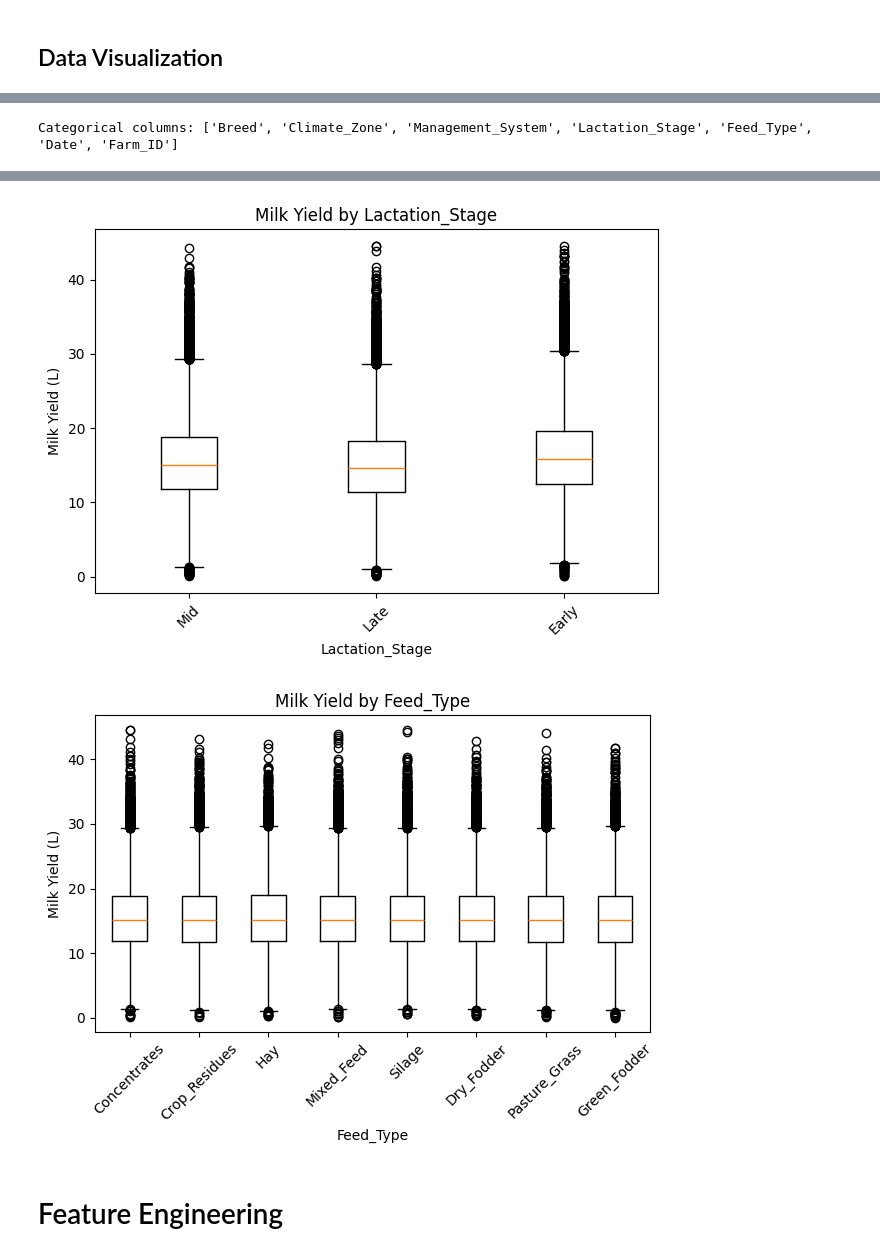
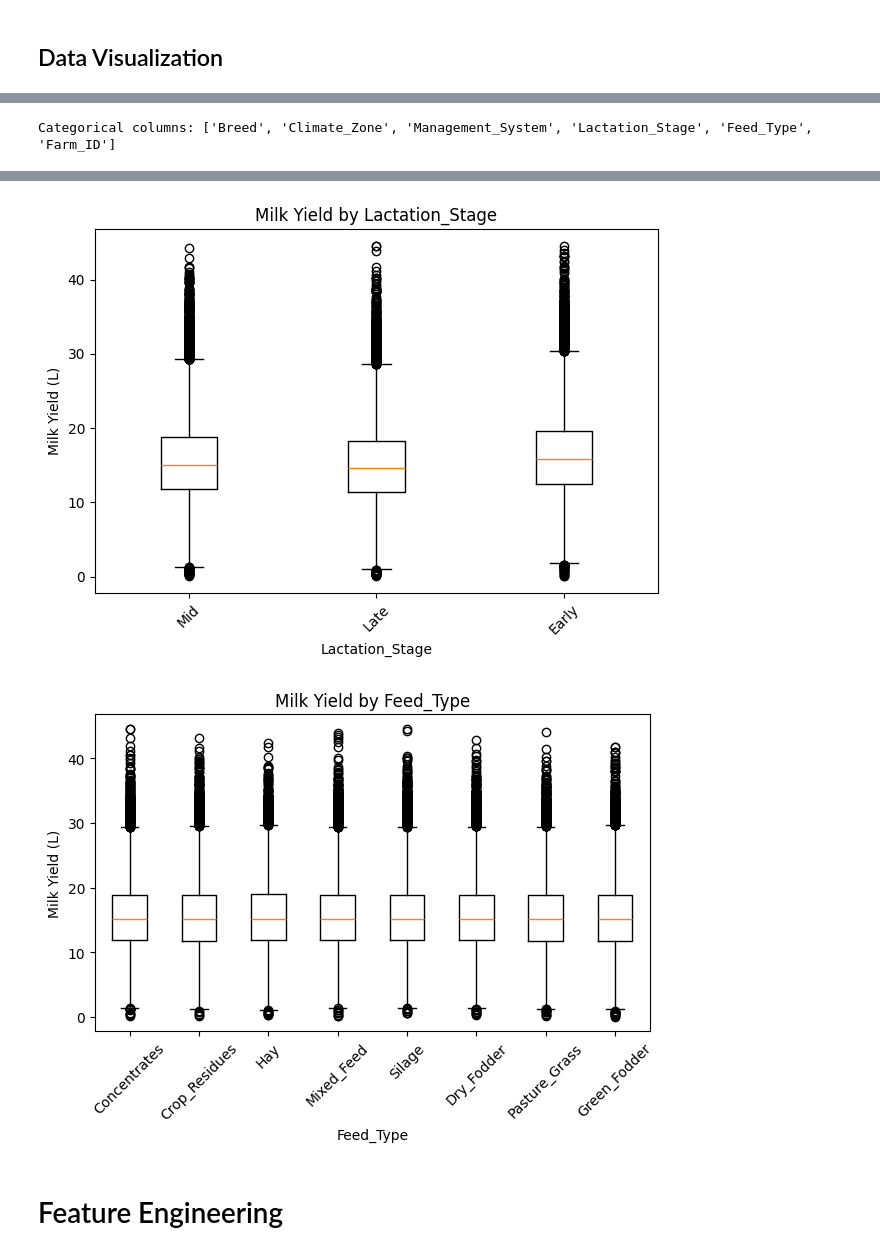
Before and after one commit to harshadeepk02/ml_course_project, a Jupyter notebook: ml_course_project.ipynb, the cells around one changed output, grey strips where cells are left out. Drawn from its saved outputs; the diff is of its cells as text; code cells hidden in the pictures.

```diff
--- a/ml_course_project.ipynb
+++ b/ml_course_project.ipynb
@@ -363,33 +346,35 @@ plt.show()
 # %%
 # DATA EXPLORATION: Boxplots of Categorical Features vs Milk Yield
 
 categorical_cols = df.select_dtypes(include=['object']).columns
 print("Categorical columns:", categorical_cols.tolist())
 
 # Lets go ahead and drop Date and Farm_ID for now since they have too many unique categories to visualize effectively
-categorical_cols = categorical_cols.drop(['Date', 'Farm_ID'])
+# Note: Date was already dropped in data cleaning, so we only drop columns that exist
+cols_to_drop = [col for col in ['Date', 'Farm_ID'] if col in categorical_cols]
+categorical_cols = categorical_cols.drop(cols_to_drop)
 
 for col in categorical_cols:
     categories = df[col].dropna().unique()
 
     data = [df.loc[df[col] == category, 'Milk_Yield_L'].values for category in categories]
 
     plt.boxplot(data, labels=categories)
     plt.title(f"Milk Yield by {col}")
     plt.ylabel("Milk Yield (L)")
     plt.xlabel(col)
     plt.xticks(rotation=45)
     plt.tight_layout()
     plt.show()
 
     # Visually all of these categorical features look almost identically distibuted for Milk_Yield_L
 # %% [output]
-Categorical columns: ['Breed', 'Climate_Zone', 'Management_System', 'Lactation_Stage', 'Feed_Type', 'Date', 'Farm_ID']
+Categorical columns: ['Breed', 'Climate_Zone', 'Management_System', 'Lactation_Stage', 'Feed_Type', 'Farm_ID']
 [figure]
 [figure]
 [figure]
 [figure]
-[figure, old version]
+[figure, new version]
 # %% [markdown]
 # Feature Engineering
 # %%
```
Also changed, not shown: parts of 14 cells of this notebook.
